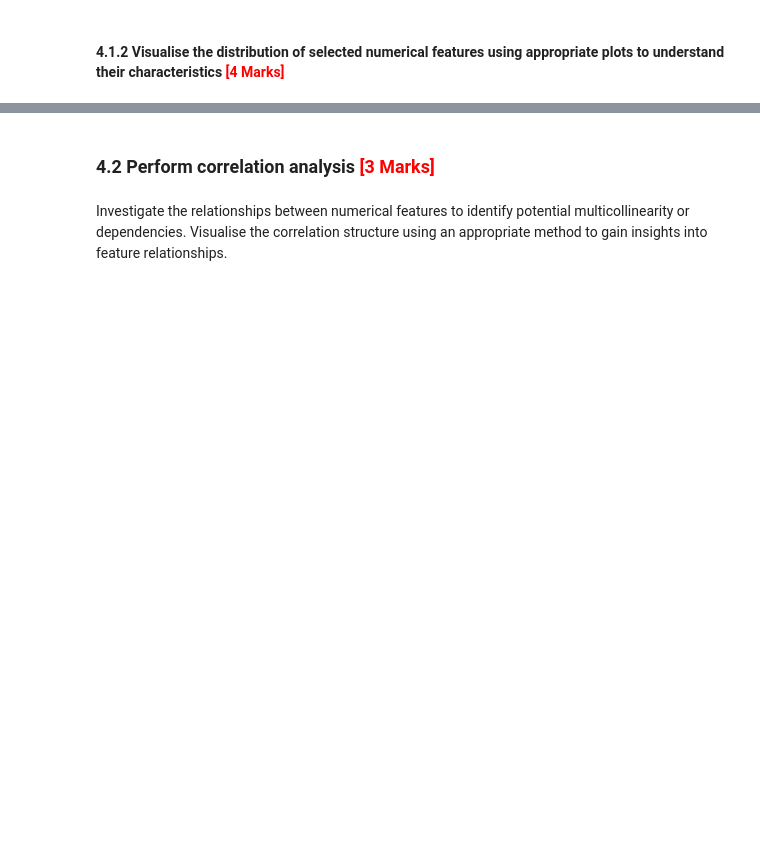
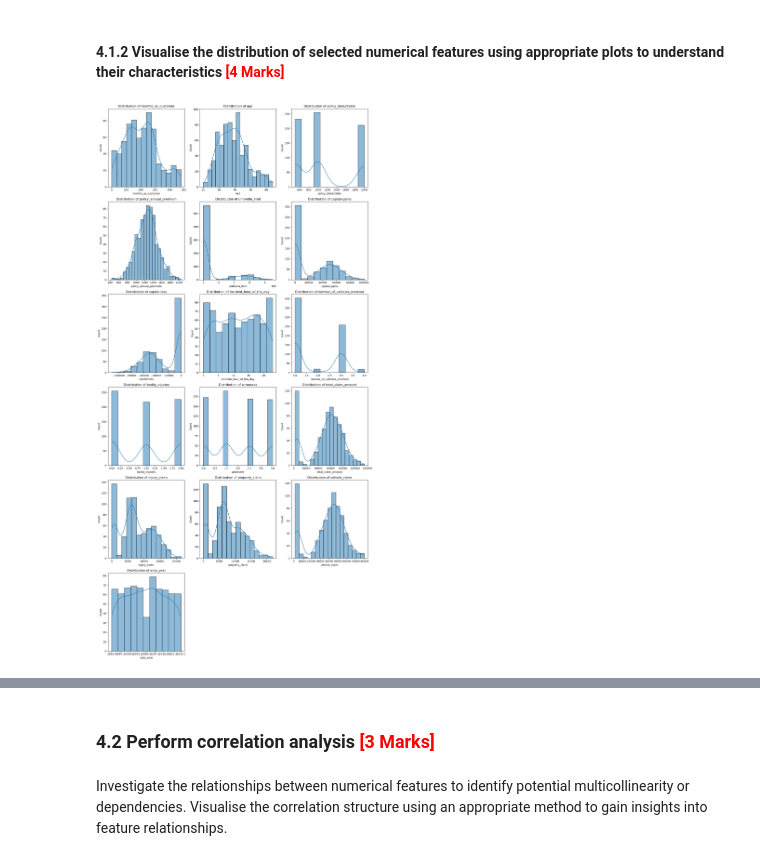
Before and after one commit to VFulara/Fraudulent-Claim-Detection, a Jupyter notebook: Fraudulent_Claim_Detection_Starter.ipynb, the cells around one changed output, grey strips where cells are left out. Drawn from its saved outputs; the diff is of its cells as text; code cells hidden in the pictures; blank space fills up the shorter version.

```diff
--- a/Fraudulent_Claim_Detection_Starter.ipynb
+++ b/Fraudulent_Claim_Detection_Starter.ipynb
@@ -410,6 +417,9 @@ df = df.drop(columns=['_c39'])
 
 #drop row where umbrella_limit is negative
 df = df[df['umbrella_limit'] >= 0]
+
+# Some data was find where claim was 100 and annual premium was more than claim amount which does not make sense, droppig such rows
+df = df[df['policy_annual_premium'] < df['total_claim_amount']]
 # %% [markdown]
 #### **2.2.4** Identify and remove columns where a large proportion of the values are unique or near-unique, as these columns are likely to be identifiers or have very limited predictive power <font color="red">[1 Mark]</font>
 # %%
@@ -510,3 +520,5 @@ y_val.reset_index(drop=True, inplace=True)
 #### **4.1.1** Identify and select numerical columns from training data for univariate analysis <font color = "red">[1 Mark]</font>
 # %%
 # Select numerical columns
+numerical_cols = X_train.select_dtypes(include=['int64', 'float64']).columns.tolist()
+numerical_cols
@@ -513,4 +542,22 @@ y_val.reset_index(drop=True, inplace=True)
 # %% [markdown]
 #### **4.1.2** Visualise the distribution of selected numerical features using appropriate plots to understand their characteristics <font color = "red">[4 Marks]</font>
+# %%
+# Function to generate subplot of distribution of provided columns
+def plot_numerical_distributions(data, columns):
+    num_cols = len(columns)
+    num_rows = (num_cols + 2) // 3  # Calculate number of rows needed for 3 columns per row
+    plt.figure(figsize=(15, num_rows * 5))  # Adjust height based on number of rows
+
+    for i, col in enumerate(columns):
+        plt.subplot(num_rows, 3, i + 1)  # Create subplot
+        sns.histplot(data[col], kde=True)  # Plot histogram with KDE
+        plt.title(f'Distribution of {col}')  # Set title
+
+    plt.tight_layout()  # Adjust layout to prevent overlap
+    plt.show()
 # %%
 # Plot all the numerical columns to understand their distribution
+
+plot_numerical_distributions(X_train, numerical_cols)
+# %% [output]
+[figure, added]
```
Also changed, not shown: parts of 14 cells of this notebook.
